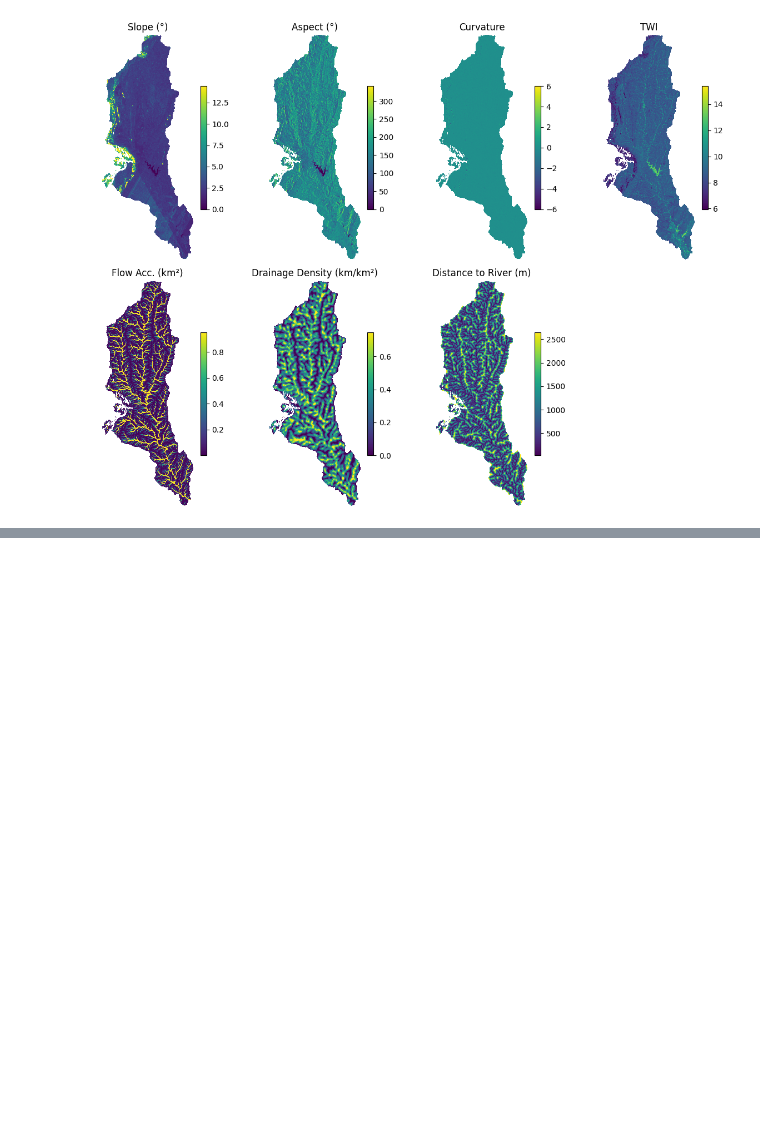
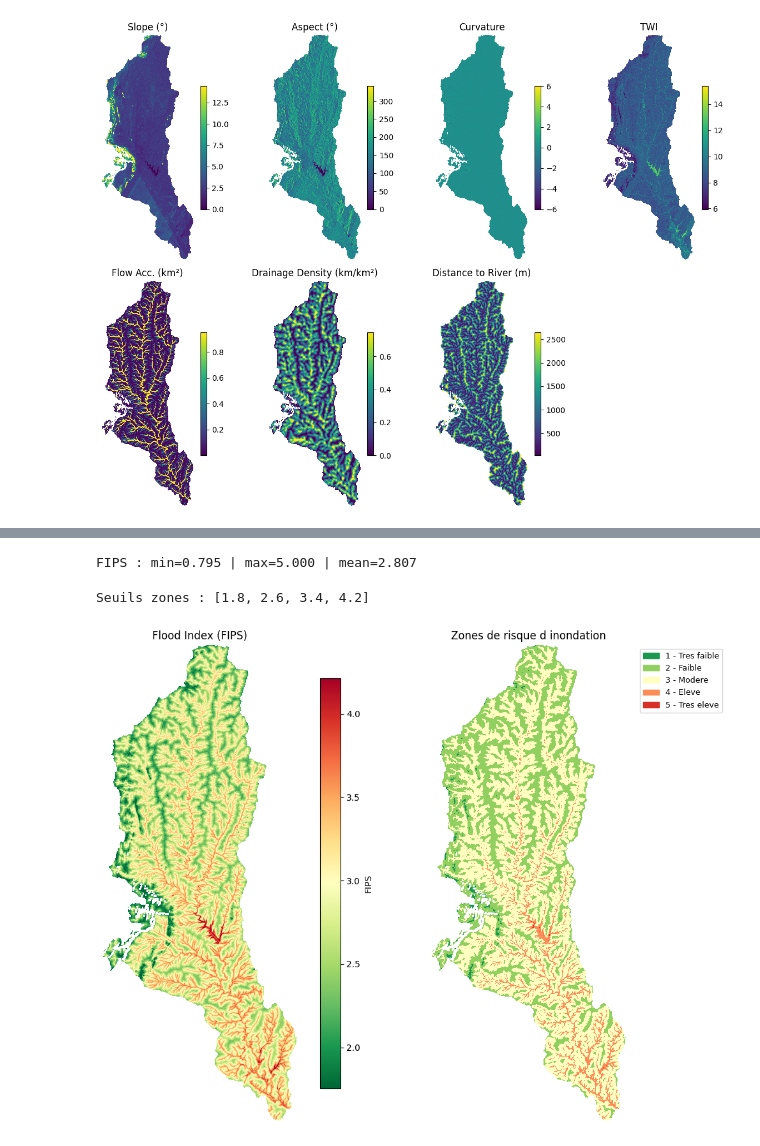
Before and after one commit to Enagnon97/FloodRM, a Jupyter notebook: dem_derivatives.ipynb, the cells around one changed output, grey strips where cells are left out. Drawn from its saved outputs; the diff is of its cells as text; code cells hidden in the pictures; blank space fills up the shorter version.

Commit message:
flood risk map v.0.1

```diff
--- a/dem_derivatives.ipynb
+++ b/dem_derivatives.ipynb
@@ -90,0 +111,4 @@ plt.tight_layout(); plt.show()
+# %%
+# --- ETAPE 3 : Poids AHP (matrice de Saaty) ---
+# Si CR > 0.10 : ajuster AHP_PAIRS dans durpy/ahp_config.py
+weights = compute_weights(AHP_PAIRS, AHP_CRITERIA, AHP_INCLUDE, SCORES)
@@ -90,0 +127,40 @@ plt.tight_layout(); plt.show()
+# %%
+# --- ETAPE 4 : Indice de risque (FIPS) ---
+fips = compute_flood_index(SCORES, weights)
+print(f"FIPS : min={float(np.nanmin(fips)):.3f} | max={float(np.nanmax(fips)):.3f} | mean={float(np.nanmean(fips)):.3f}")
+# %% [output]
+FIPS : min=0.795 | max=5.000 | mean=2.807
+# %%
+# --- ETAPE 5 : Classification en zones de risque ---
+# method = "equal" (seuils fixes 1.8/2.6/3.4/4.2) ou "quantile"
+zones, breaks = classify_flood_index(fips, method="equal")
+LAYERS["flood_risk"] = zones
+# %% [output]
+Seuils zones : [1.8, 2.6, 3.4, 4.2]
+# %%
+# --- ETAPE 6 : Visualisation FIPS + zones ---
+zone_colors = ["#1a9850", "#91cf60", "#ffffbf", "#fc8d59", "#d73027"]
+zone_labels = ["1 - Tres faible", "2 - Faible", "3 - Modere", "4 - Eleve", "5 - Tres eleve"]
+cmap_zones = ListedColormap(zone_colors)
+cmap_zones.set_bad(alpha=0)
+
+fig, axes = plt.subplots(1, 2, figsize=(14, 8))
+
+# FIPS continu
+im0 = axes[0].imshow(fips, cmap="RdYlGn_r", vmin=np.nanpercentile(fips, 2),
+                     vmax=np.nanpercentile(fips, 98))
+axes[0].set_title("Flood Index (FIPS)")
+axes[0].axis("off")
+plt.colorbar(im0, ax=axes[0], fraction=0.046, label="FIPS")
+
+# Zones discretes
+im1 = axes[1].imshow(zones, cmap=cmap_zones, vmin=0.5, vmax=5.5)
+axes[1].set_title("Zones de risque d inondation")
+axes[1].axis("off")
+patches = [Patch(color=zone_colors[i], label=zone_labels[i]) for i in range(5)]
+axes[1].legend(handles=patches, bbox_to_anchor=(1.05, 1), loc="upper left", fontsize=9)
+
+plt.tight_layout()
+plt.show()
+# %% [output]
+[figure, added]
```
Also changed, not shown: parts of 9 cells of this notebook, 3 other files.
